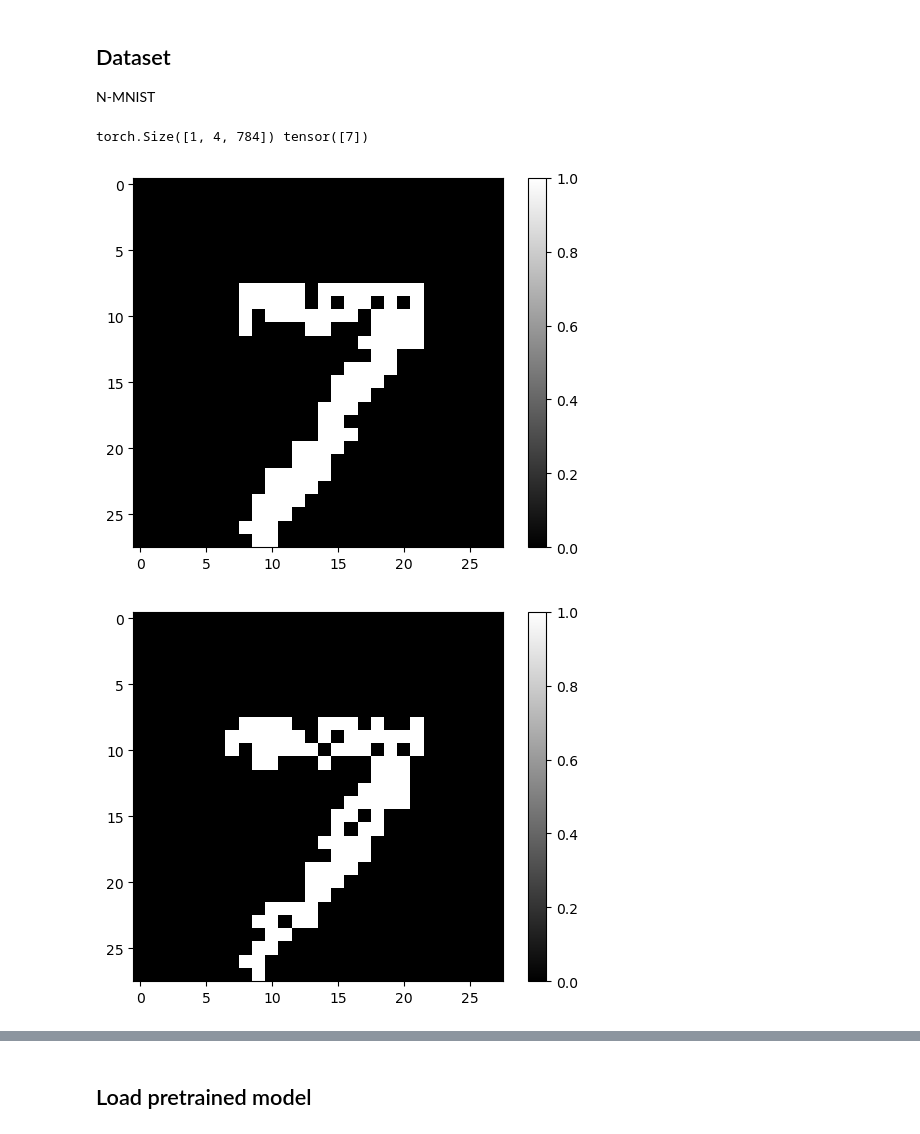
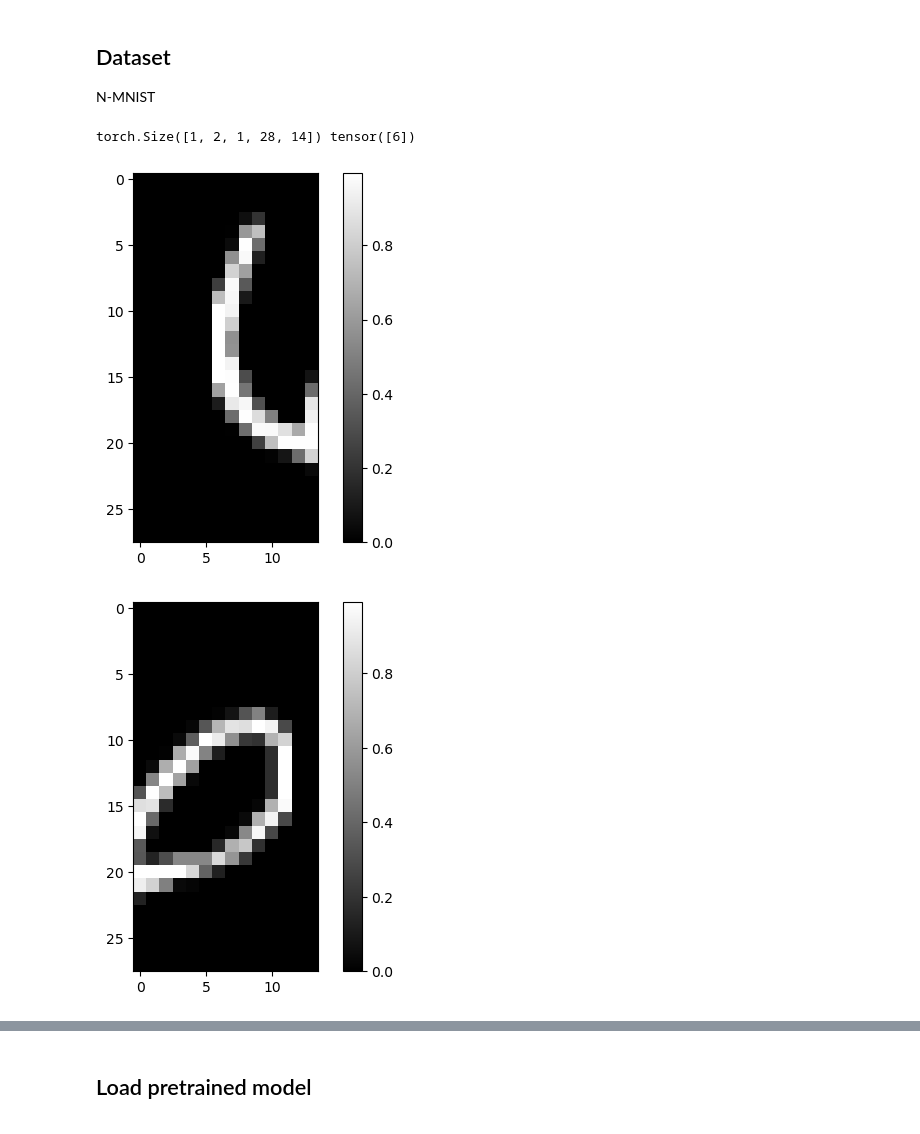
Before and after one commit to largraf/EchoSpike, a Jupyter notebook: analyze.ipynb, the cells around one changed output, grey strips where cells are left out. Cells and saved outputs as stored; diff of their text form; code cells hidden in the pictures.

Commit message:
half mnist

```diff
--- a/analyze.ipynb
+++ b/analyze.ipynb
@@ -21,16 +21,17 @@ model_name = folder + 'SNN_CLAPP_0'
 N-MNIST
 # %%
 n_time_bins = 4
-train_loader, test_loader = load_PMNIST(n_time_bins, scale=0.9) #load_NMNIST(n_time_bins, batch_size=batch_size)
+#train_loader, test_loader = load_PMNIST(n_time_bins, scale=0.9, patches=True) #load_NMNIST(n_time_bins, batch_size=batch_size)
+train_loader, test_loader = load_half_MNIST() #load_NMNIST(n_time_bins, batch_size=batch_size)
 
 # Plot Example
 frames, target = next(iter(train_loader))
 print(frames.shape, target)
-for i in range(n_time_bins):
+for i in range(2):
     plt.figure()
-    plt.imshow(frames[0,i].view(28,28), cmap='gray')
+    plt.imshow(frames[0,i].view(28,14), cmap='gray')
     plt.colorbar()
 # %% [output]
-torch.Size([1, 4, 784]) tensor([7])
+torch.Size([1, 2, 1, 28, 14]) tensor([6])
-[figure, old version]
+[figure, new version]
-[figure, old version]
+[figure, new version]
```
Also changed, not shown: parts of 9 cells of this notebook, 4 other files.
